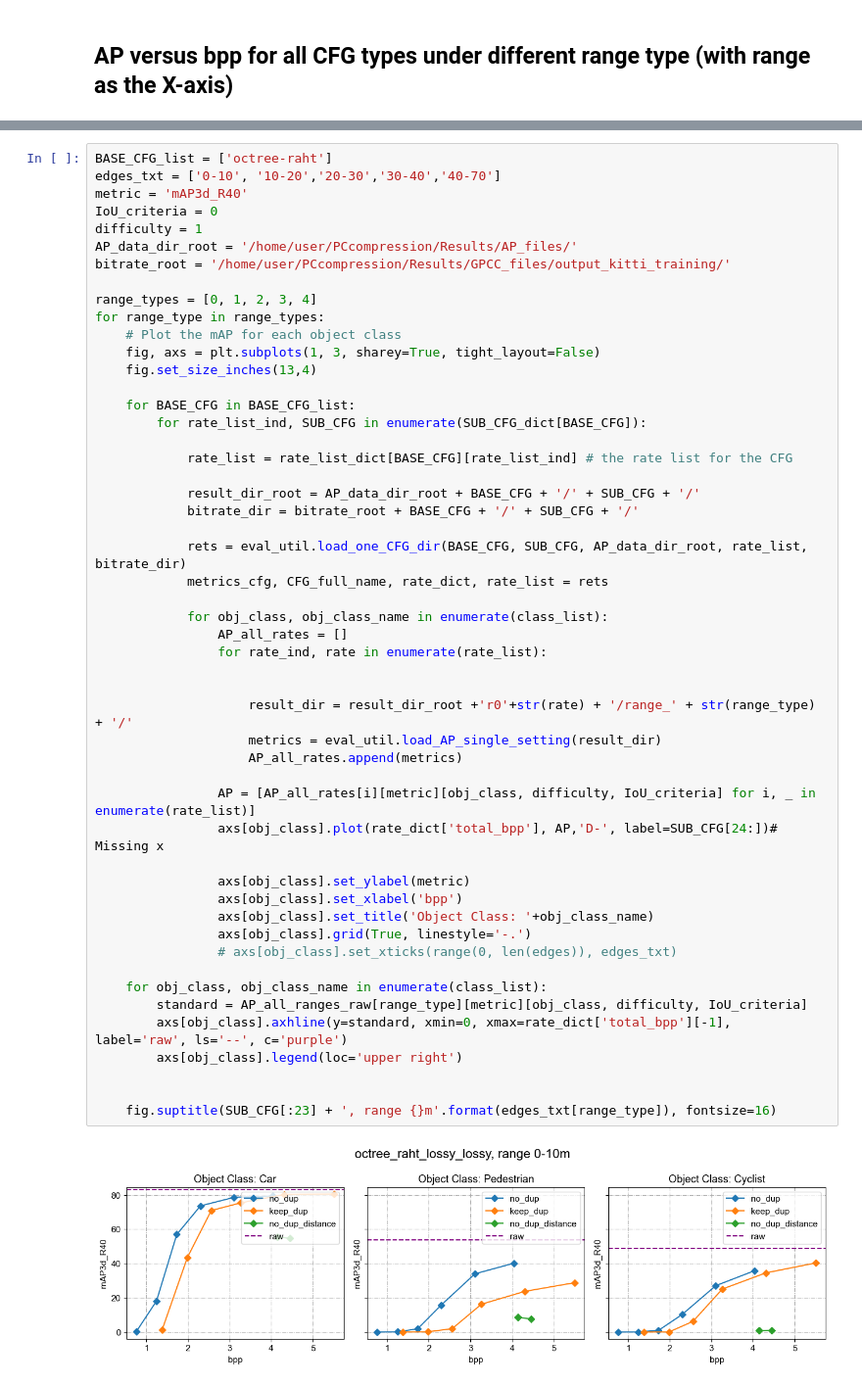
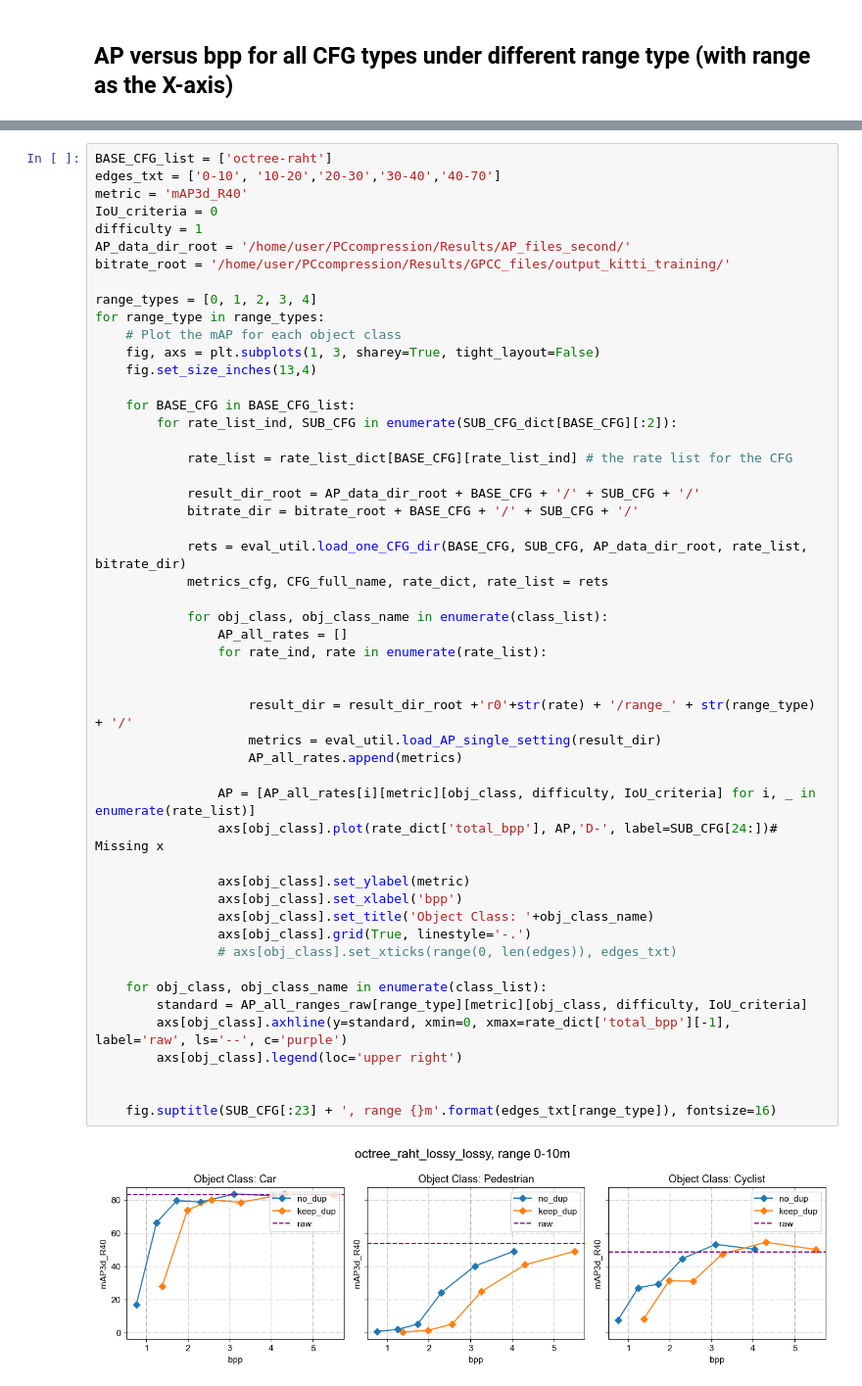
Before and after one commit to zppppppx/results_pcc, a Jupyter notebook: 0.004_step0.002/AP_vs_distance_analysis_db_second.ipynb, the cells around one changed output, grey strips where cells are left out. Shown at 98% size. Drawn from its saved outputs; the diff is of its cells as text.

Commit message:
New results

```diff
--- a/0.004_step0.002/AP_vs_distance_analysis_db_second.ipynb
+++ b/0.004_step0.002/AP_vs_distance_analysis_db_second.ipynb
@@ -541,7 +541,7 @@ edges_txt = ['0-10', '10-20','20-30','30-40','40-70']
 metric = 'mAP3d_R40'
 IoU_criteria = 0
 difficulty = 1
-AP_data_dir_root = '/home/user/PCcompression/Results/AP_files/'
+AP_data_dir_root = '/home/user/PCcompression/Results/AP_files_second/'
 bitrate_root = '/home/user/PCcompression/Results/GPCC_files/output_kitti_training/'
 
 range_types = [0, 1, 2, 3, 4]
@@ -551,7 +551,7 @@ for range_type in range_types:
     fig.set_size_inches(13,4)
 
     for BASE_CFG in BASE_CFG_list:
-        for rate_list_ind, SUB_CFG in enumerate(SUB_CFG_dict[BASE_CFG]):
+        for rate_list_ind, SUB_CFG in enumerate(SUB_CFG_dict[BASE_CFG][:2]):
 
             rate_list = rate_list_dict[BASE_CFG][rate_list_ind] # the rate list for the CFG
 
@@ -560,31 +560,31 @@ for range_type in range_types:
 
             rets = eval_util.load_one_CFG_dir(BASE_CFG, SUB_CFG, AP_data_dir_root, rate_list, bitrate_dir)
             metrics_cfg, CFG_full_name, rate_dict, rate_list = rets
 
             for obj_class, obj_class_name in enumerate(class_list):
                 AP_all_rates = []
                 for rate_ind, rate in enumerate(rate_list):
 
 
                     result_dir = result_dir_root +'r0'+str(rate) + '/range_' + str(range_type) + '/'
                     metrics = eval_util.load_AP_single_setting(result_dir)
                     AP_all_rates.append(metrics)
 
                 AP = [AP_all_rates[i][metric][obj_class, difficulty, IoU_criteria] for i, _ in enumerate(rate_list)]
                 axs[obj_class].plot(rate_dict['total_bpp'], AP,'D-', label=SUB_CFG[24:])# Missing x
 
                 axs[obj_class].set_ylabel(metric)
                 axs[obj_class].set_xlabel('bpp')
                 axs[obj_class].set_title('Object Class: '+obj_class_name)
                 axs[obj_class].grid(True, linestyle='-.')
                 # axs[obj_class].set_xticks(range(0, len(edges)), edges_txt)
 
     for obj_class, obj_class_name in enumerate(class_list):
         standard = AP_all_ranges_raw[range_type][metric][obj_class, difficulty, IoU_criteria]
         axs[obj_class].axhline(y=standard, xmin=0, xmax=rate_dict['total_bpp'][-1], label='raw', ls='--', c='purple')
         axs[obj_class].legend(loc='upper right')
 
 
     fig.suptitle(SUB_CFG[:23] + ', range {}m'.format(edges_txt[range_type]), fontsize=16)
 # %% [output]
-[figure, old version]
+[figure, new version]
```
Also changed, not shown: parts of 3 cells of this notebook, 4 other files.
